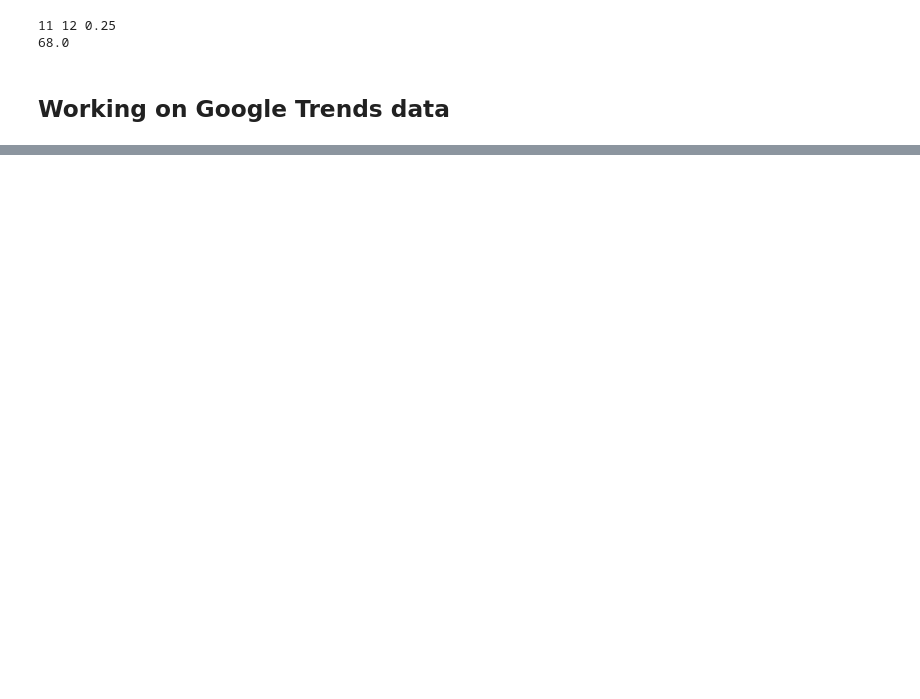
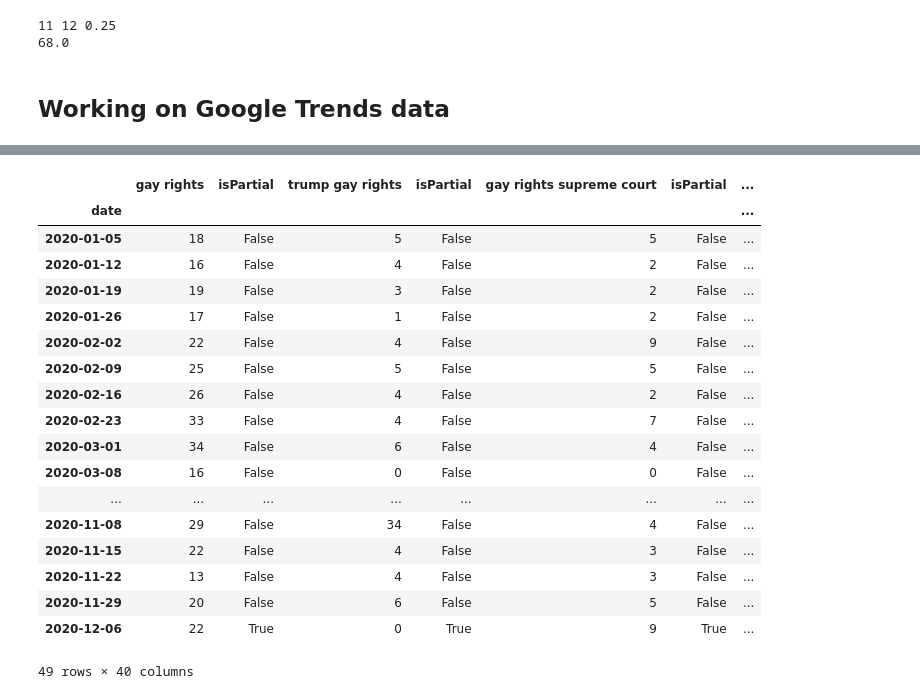
Before and after one commit to loganfrank/data-visualization, a Jupyter notebook: project/prototyping.ipynb, the cells around one changed output, grey strips where cells are left out. Drawn from its saved outputs; the diff is of its cells as text; code cells hidden in the pictures; blank space fills up the shorter version.

Commit message:
google trends and spectrograms

```diff
--- a/project/prototyping.ipynb
+++ b/project/prototyping.ipynb
@@ -258,7 +258,7 @@ import os
 import sys
 import time
 # %%
-pytrends = TrendReq(hl='en-US', tz=360)
+pytrends = TrendReq(hl='en-US', tz=360, timeout=(20, 20), retries=3, backoff_factor=0.1, requests_args={'verify' : False})
 # %%
-keyword_list = ['covid', 'us']
-pytrends.build_payload(keyword_list, cat=0, timeframe='2020-01-01 2020-12-08', geo='US')
+# keyword_list = ['covid', 'us']
+# pytrends.build_payload(keyword_list, cat=0, timeframe='2020-01-01 2020-12-08', geo='US')
@@ -290,6 +290,10 @@ def chunker(seq, size):
 related_words_dir = './data/google_trends/'
 keyword_list_dataframe = None
 for topic_file in os.listdir(related_words_dir):
+    print(topic_file)
+    if topic_file != 'sex-related.csv' and topic_file != 'social-related.csv':
+        print(topic_file)
+        continue
     topic_file_path = f'{related_words_dir}{topic_file}'
     with open(topic_file_path, 'r') as f:
         file_contents = f.readlines()
@@ -309,3 +350,25 @@ for i in keyword_list_dataframe.columns:
+# %%
+keyword_list_dataframe
+# %% [output]
+|  | gay rights | isPartial | trump gay rights | isPartial | gay rights supreme court | isPartial | ... |
+| date |  |  |  |  |  |  | ... |
+| 2020-01-05 | 18 | False | 5 | False | 5 | False | ... |
+| 2020-01-12 | 16 | False | 4 | False | 2 | False | ... |
+| 2020-01-19 | 19 | False | 3 | False | 2 | False | ... |
+| 2020-01-26 | 17 | False | 1 | False | 2 | False | ... |
+| 2020-02-02 | 22 | False | 4 | False | 9 | False | ... |
+| 2020-02-09 | 25 | False | 5 | False | 5 | False | ... |
+| 2020-02-16 | 26 | False | 4 | False | 2 | False | ... |
+| 2020-02-23 | 33 | False | 4 | False | 7 | False | ... |
+| 2020-03-01 | 34 | False | 6 | False | 4 | False | ... |
+| 2020-03-08 | 16 | False | 0 | False | 0 | False | ... |
+| ... | ... | ... | ... | ... | ... | ... | ... |
+| 2020-11-08 | 29 | False | 34 | False | 4 | False | ... |
+| 2020-11-15 | 22 | False | 4 | False | 3 | False | ... |
+| 2020-11-22 | 13 | False | 4 | False | 3 | False | ... |
+| 2020-11-29 | 20 | False | 6 | False | 5 | False | ... |
+| 2020-12-06 | 22 | True | 0 | True | 9 | True | ... |
+49 rows × 40 columns
 # %%
 related_words_dir = './data/google_trends/'
 word_to_subwords = {}
```
Also changed, not shown: parts of 7 cells of this notebook, 5 other files.
